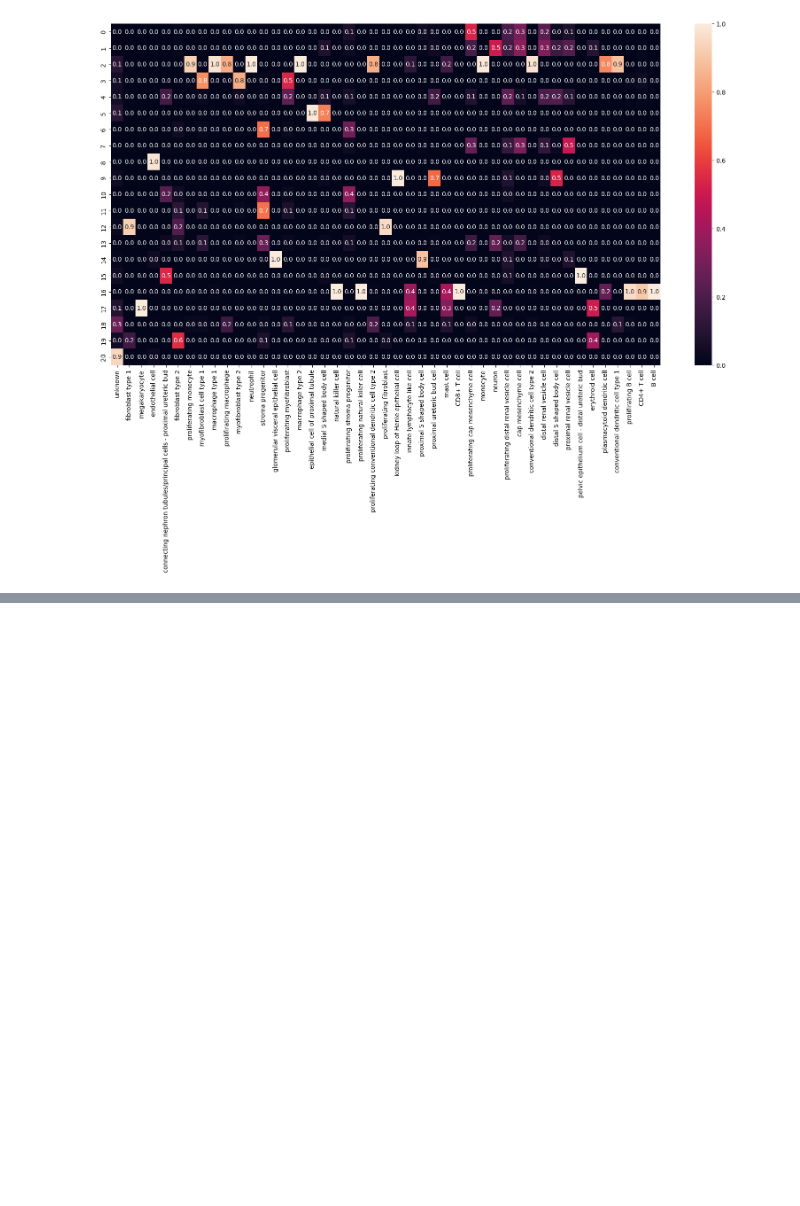
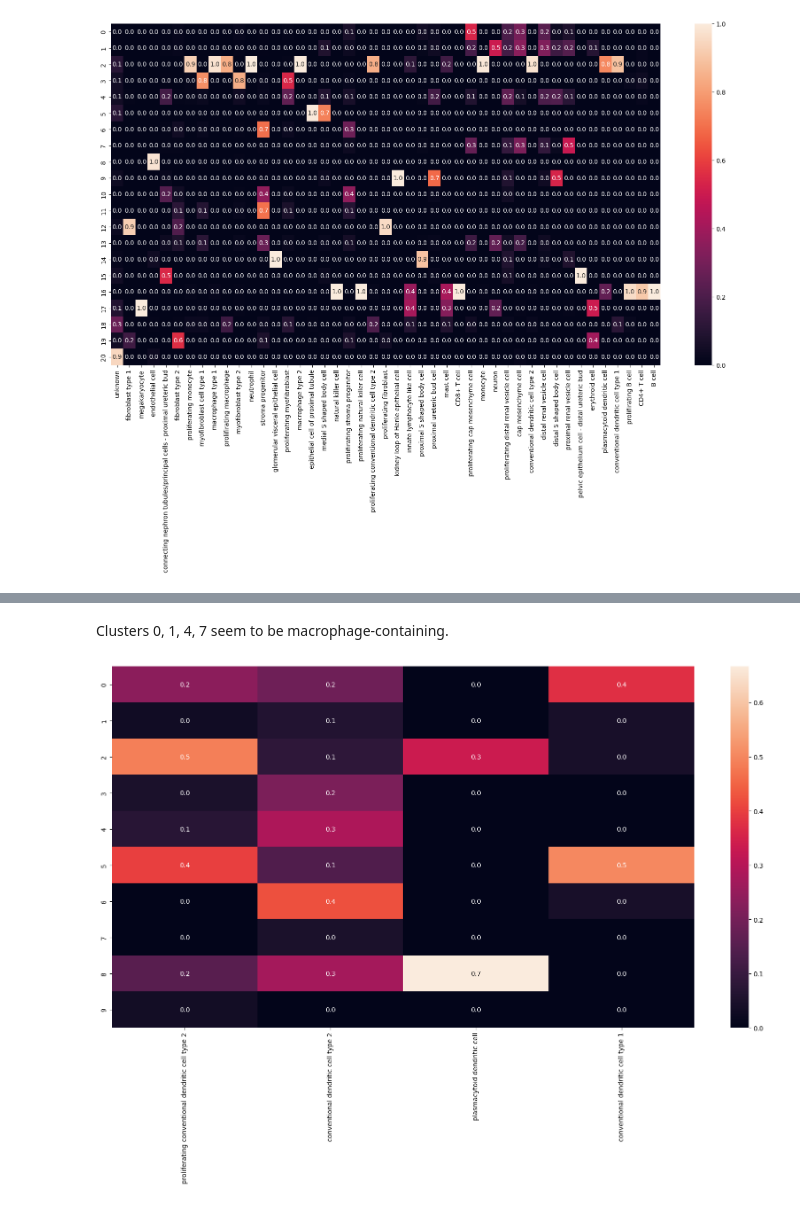
Before and after one commit to BaileyAndrew/ellis-summerschool, a Jupyter notebook: notebooks/experiment.ipynb, the cells around one changed output, grey strips where cells are left out. Cells and saved outputs as stored; diff of their text form; code cells hidden in the pictures; blank space fills up the shorter version.

```diff
--- a/notebooks/experiment.ipynb
+++ b/notebooks/experiment.ipynb
@@ -403,0 +482,12 @@ pass
+# %% [markdown]
+Clusters 0, 1, 4, 7 seem to be macrophage-containing.
+# %%
+fig, ax = plt.subplots(figsize=(20, 10))
+xs = gadata_2.obs['inferred cell type'].unique()
+ys = np.arange(gadata_2.obs['leiden_gmgm_2'].nunique())
+idxs = ['dendritic' in x for x in xs]
+sns.heatmap(confusion[:, idxs], annot=True, xticklabels=xs[idxs], yticklabels=ys, ax=ax, fmt=".1f")
+plt.xticks(rotation=90)
+pass
+# %% [output]
+[figure, added]
```
Also changed, not shown: parts of 16 cells of this notebook.
